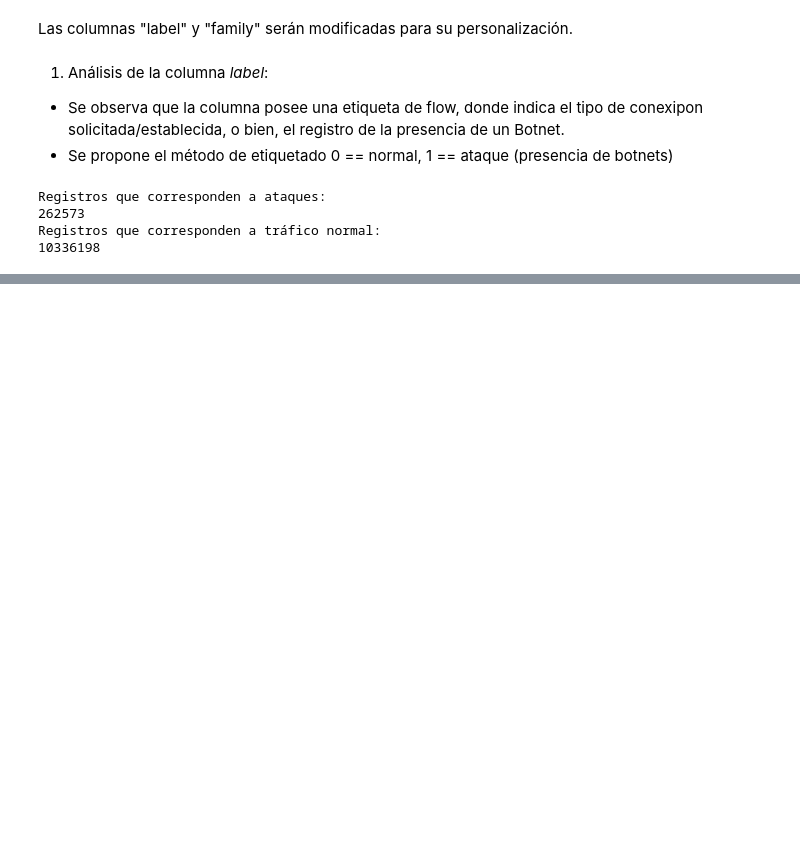
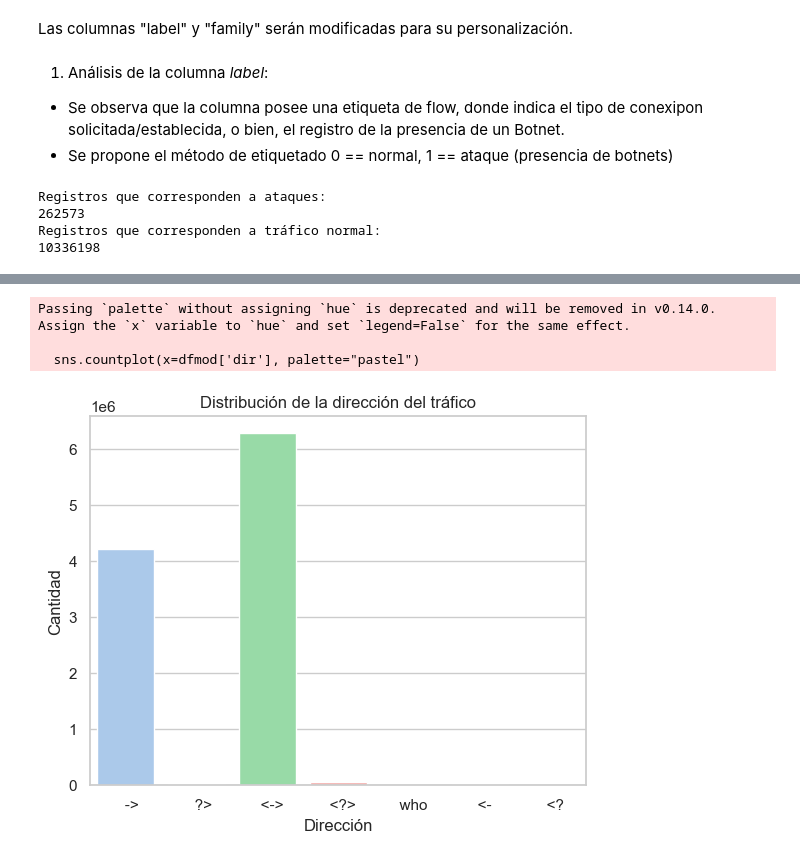
Before and after one commit to danielasabrina08/SIC24_AI_Cybersecurity, a Jupyter notebook: preprocessingctu13.ipynb, the cells around one changed output, grey strips where cells are left out. Saved outputs shown, nothing was run; the diff lists cells and outputs as text; code cells hidden in the pictures; blank space fills up the shorter version.

```diff
--- a/preprocessingctu13.ipynb
+++ b/preprocessingctu13.ipynb
@@ -108,0 +128,12 @@ dfmod.sample(18, random_state=432)
+# %%
+# 3. Dirección del tráfico (dir)
+sns.countplot(x=dfmod['dir'], palette="pastel")
+plt.title("Distribución de la dirección del tráfico")
+plt.xlabel("Dirección")
+plt.ylabel("Cantidad")
+plt.show()
+# %% [output]
+Passing `palette` without assigning `hue` is deprecated and will be removed in v0.14.0. Assign the `x` variable to `hue` and set `legend=False` for the same effect.
+
+  sns.countplot(x=dfmod['dir'], palette="pastel")
+[figure, added]
```
Also changed, not shown: parts of 7 cells of this notebook.
